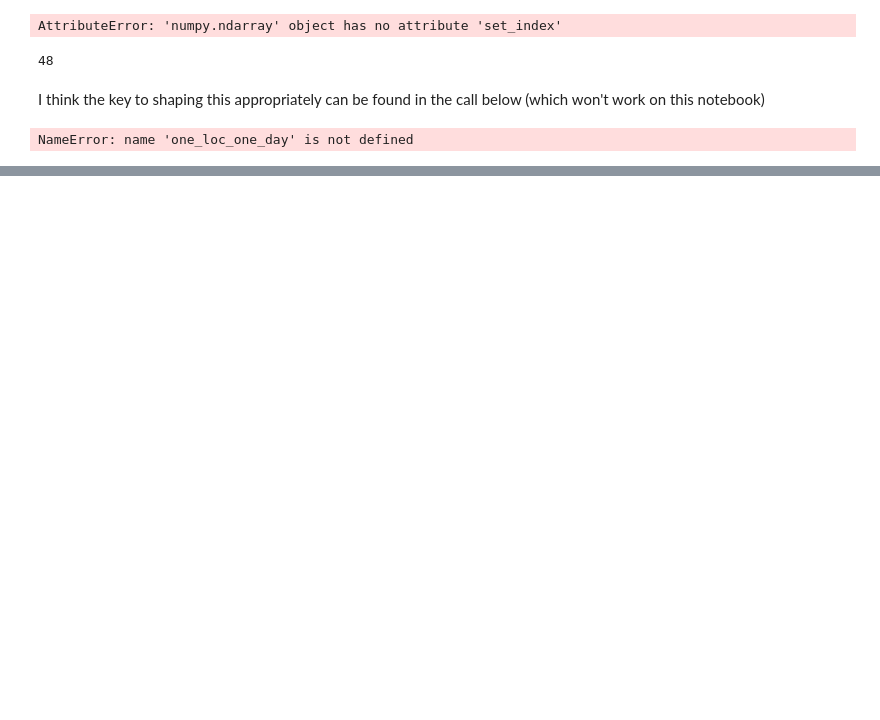
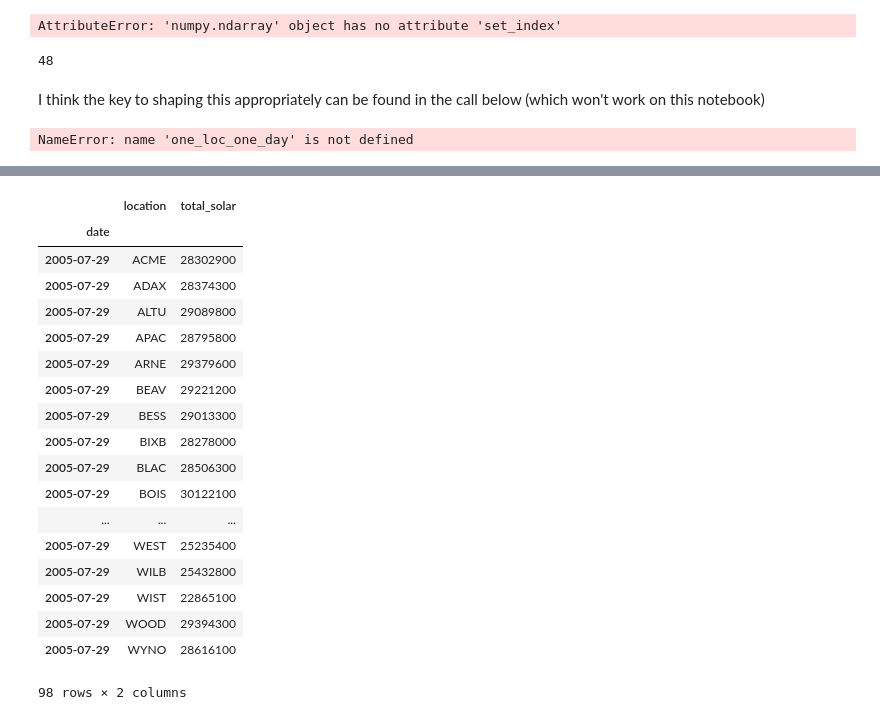
Before and after one commit to joelmpiper/solar_energy_prediction, a Jupyter notebook: notebooks/TestExtractionFunction.ipynb, the cells around one changed output, grey strips where cells are left out. Drawn from its saved outputs; the diff is of its cells as text; code cells hidden in the pictures; blank space fills up the shorter version.

```diff
--- a/notebooks/TestExtractionFunction.ipynb
+++ b/notebooks/TestExtractionFunction.ipynb
@@ -430,0 +460,24 @@ NameError: name 'one_loc_one_day' is not defined
+# %%
+import datetime
+my_day = pd.datetime(2005,7,29)
+trainy.loc[my_day]
+# %% [output]
+|  | location | total_solar |
+| date |  |  |
+| 2005-07-29 | ACME | 28302900 |
+| 2005-07-29 | ADAX | 28374300 |
+| 2005-07-29 | ALTU | 29089800 |
+| 2005-07-29 | APAC | 28795800 |
+| 2005-07-29 | ARNE | 29379600 |
+| 2005-07-29 | BEAV | 29221200 |
+| 2005-07-29 | BESS | 29013300 |
+| 2005-07-29 | BIXB | 28278000 |
+| 2005-07-29 | BLAC | 28506300 |
+| 2005-07-29 | BOIS | 30122100 |
+| ... | ... | ... |
+| 2005-07-29 | WEST | 25235400 |
+| 2005-07-29 | WILB | 25432800 |
+| 2005-07-29 | WIST | 22865100 |
+| 2005-07-29 | WOOD | 29394300 |
+| 2005-07-29 | WYNO | 28616100 |
+98 rows × 2 columns
```
Also changed, not shown: parts of 19 cells of this notebook, 8 other files.
